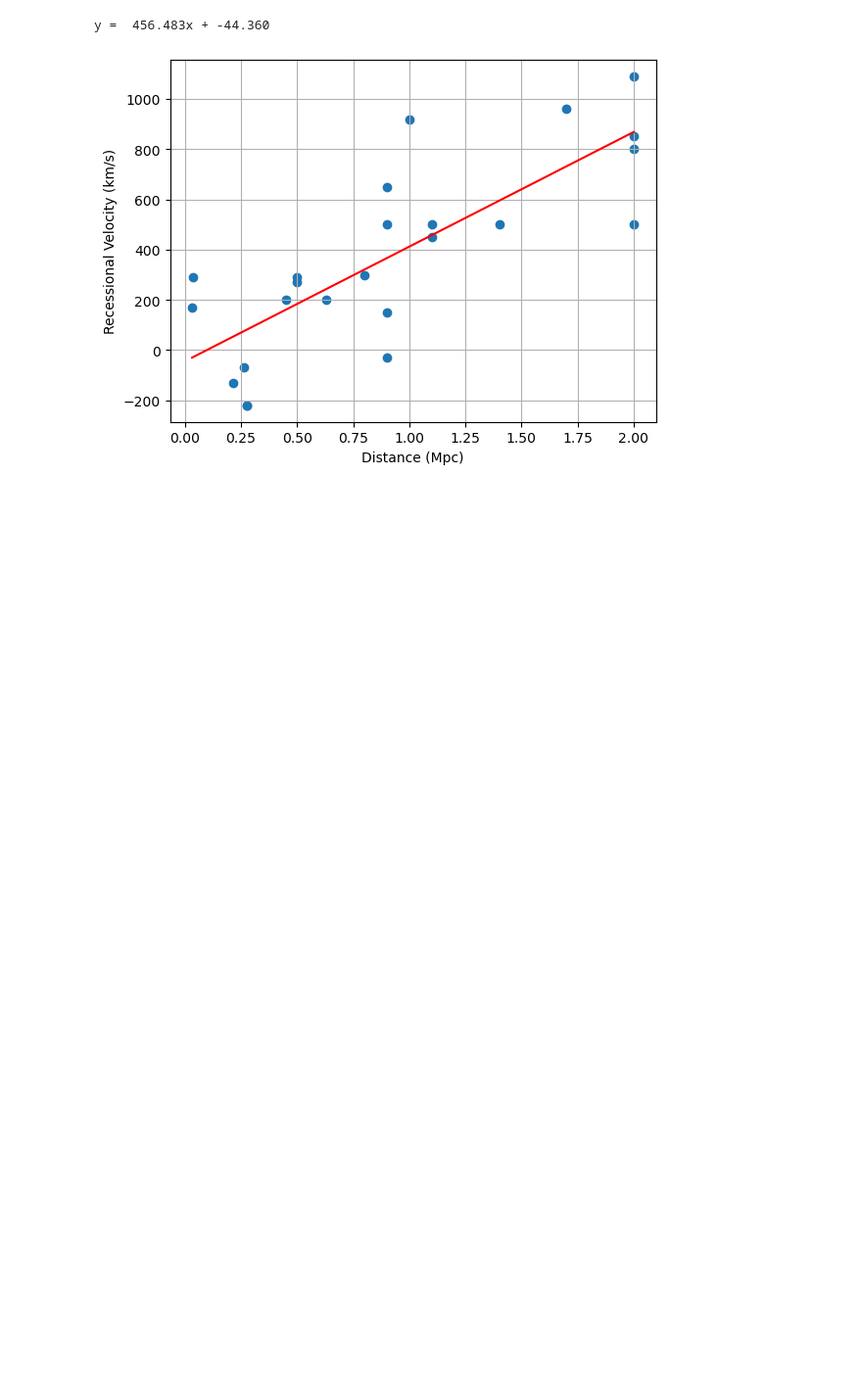
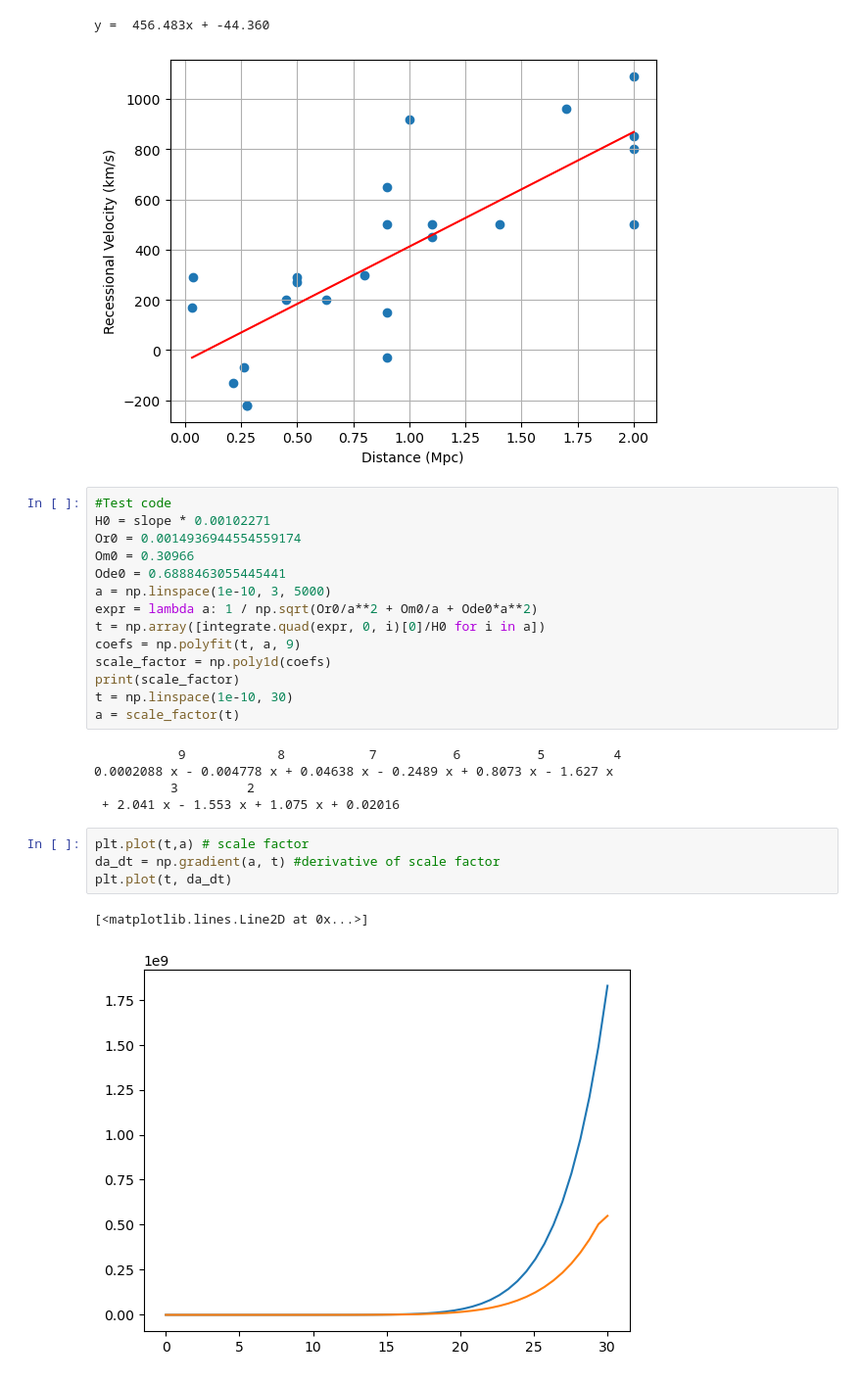
Before and after one commit to bpeck114/c161_project, a Jupyter notebook: hubble_data.ipynb, the cells around one changed output. Shown: that part at 98% size. Cells and saved outputs as stored; diff of their text form; blank space fills up the shorter version.

Commit message:
Test code for scale factor.

```diff
--- a/hubble_data.ipynb
+++ b/hubble_data.ipynb
@@ -23,3 +24,29 @@ plt.show()
 # %% [output]
 y =  456.483x + -44.360
 [figure]
+# %%
+#Test code
+H0 = slope * 0.00102271
+Or0 = 0.0014936944554559174
+Om0 = 0.30966
+Ode0 = 0.6888463055445441
+a = np.linspace(1e-10, 3, 5000)
+expr = lambda a: 1 / np.sqrt(Or0/a**2 + Om0/a + Ode0*a**2)
+t = np.array([integrate.quad(expr, 0, i)[0]/H0 for i in a])
+coefs = np.polyfit(t, a, 9)
+scale_factor = np.poly1d(coefs)
+print(scale_factor)
+t = np.linspace(1e-10, 30)
+a = scale_factor(t)
+# %% [output]
+           9            8           7          6          5         4
+0.0002088 x - 0.004778 x + 0.04638 x - 0.2489 x + 0.8073 x - 1.627 x
+          3         2
+ + 2.041 x - 1.553 x + 1.075 x + 0.02016
+# %%
+plt.plot(t,a) # scale factor
+da_dt = np.gradient(a, t) #derivative of scale factor
+plt.plot(t, da_dt)
+# %% [output]
+[<matplotlib.lines.Line2D at 0x...>]
+[figure, added]
```
Also changed, not shown: parts of 1 cell of this notebook.
